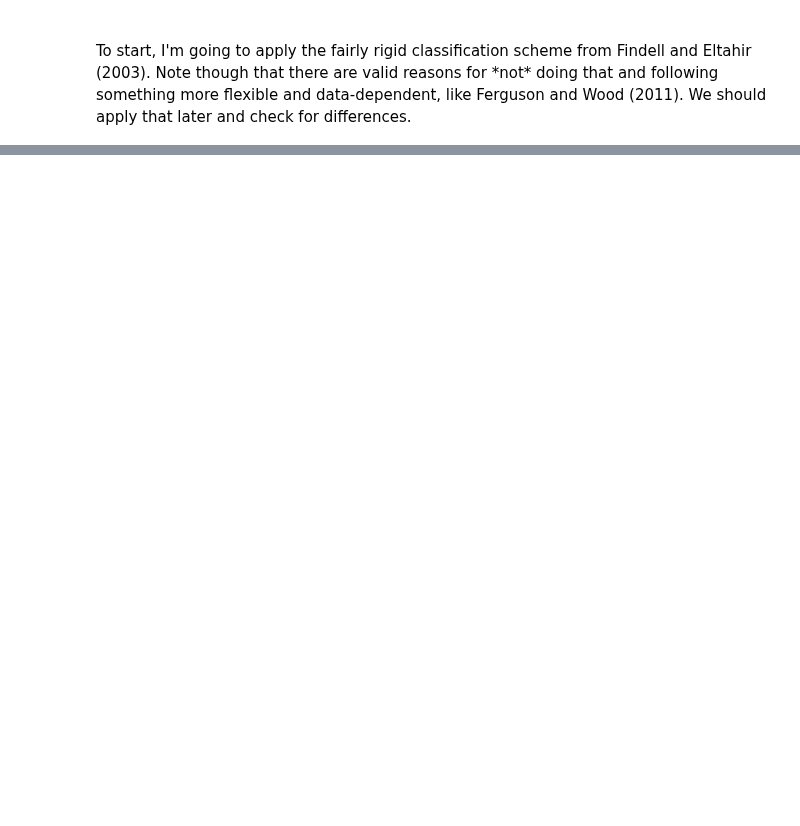
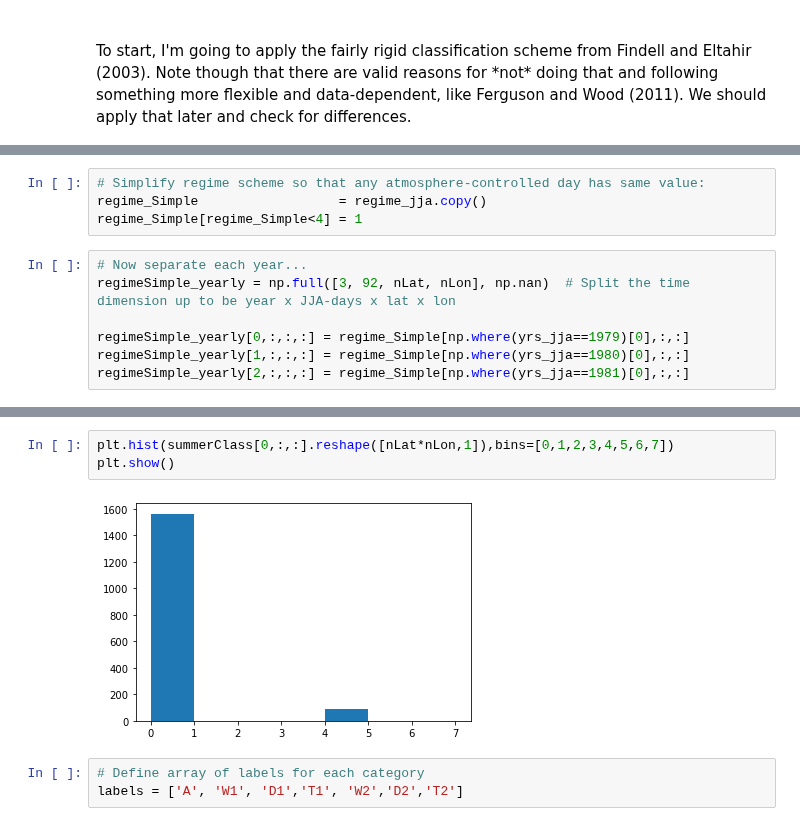
Before and after one commit to megandevlan/Coupling_CAM6CLM5, a Jupyter notebook: CTP-HI_low_CONUS.ipynb, the cells around one changed output, grey strips where cells are left out. Saved outputs shown, nothing was run; the diff lists cells and outputs as text; blank space fills up the shorter version.

Commit message:
Start classification scheme

```diff
--- a/CTP-HI_low_CONUS.ipynb
+++ b/CTP-HI_low_CONUS.ipynb
@@ -315,0 +333,11 @@ ModuleNotFoundError: No module named 'regionmask'
+# %%
+# Simplify regime scheme so that any atmosphere-controlled day has same value:
+regime_Simple                  = regime_jja.copy()
+regime_Simple[regime_Simple<4] = 1
+# %%
+# Now separate each year...
+regimeSimple_yearly = np.full([3, 92, nLat, nLon], np.nan)  # Split the time dimension up to be year x JJA-days x lat x lon
+
+regimeSimple_yearly[0,:,:,:] = regime_Simple[np.where(yrs_jja==1979)[0],:,:]
+regimeSimple_yearly[1,:,:,:] = regime_Simple[np.where(yrs_jja==1980)[0],:,:]
+regimeSimple_yearly[2,:,:,:] = regime_Simple[np.where(yrs_jja==1981)[0],:,:]
@@ -315,0 +403,8 @@ ModuleNotFoundError: No module named 'regionmask'
+# %%
+plt.hist(summerClass[0,:,:].reshape([nLat*nLon,1]),bins=[0,1,2,3,4,5,6,7])
+plt.show()
+# %% [output]
+[figure, added]
+# %%
+# Define array of labels for each category
+labels = ['A', 'W1', 'D1','T1', 'W2','D2','T2']
```
Also changed, not shown: parts of 16 cells of this notebook.
